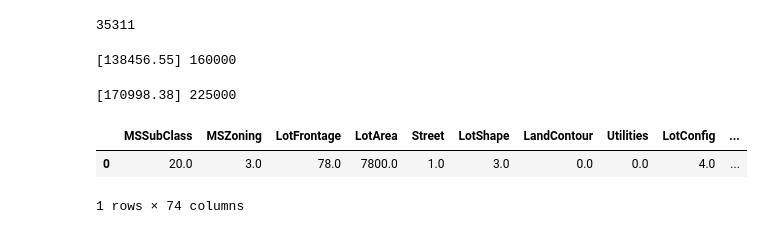
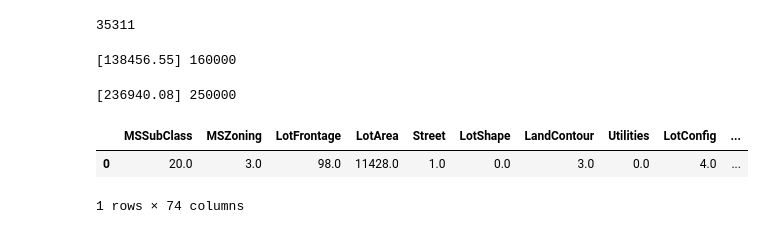
Before and after one commit to mayoor/stats-ml-exps, a Jupyter notebook: Model_explanation_Housing.ipynb, the cells around one changed output. Saved outputs shown, nothing was run; the diff lists cells and outputs as text; code cells hidden in the pictures.

```diff
--- a/Model_explanation_Housing.ipynb
+++ b/Model_explanation_Housing.ipynb
@@ -177,13 +192,13 @@ print (model.predict(fetch_df_row(testx, 966)), testy.loc[966])
 # %% [output]
 [138456.55] 160000
 # %%
-print (model.predict(fetch_df_row(testx, 607)), testy.loc[607])
+print (model.predict(fetch_df_row(testx, 468)), testy.loc[468])
 # %% [output]
-[170998.38] 225000
+[236940.08] 250000
 # %%
-fetch_df_row(testx, 607)
+fetch_df_row(testx, 468)
 # %% [output]
 |  | MSSubClass | MSZoning | LotFrontage | LotArea | Street | LotShape | LandContour | Utilities | LotConfig | ... |
-| 0 | 20.0 | 3.0 | 78.0 | 7800.0 | 1.0 | 3.0 | 0.0 | 0.0 | 4.0 | ... |
+| 0 | 20.0 | 3.0 | 98.0 | 11428.0 | 1.0 | 0.0 | 3.0 | 0.0 | 4.0 | ... |
 1 rows × 74 columns
 # %%
```
Also changed, not shown: parts of 3 cells of this notebook.
